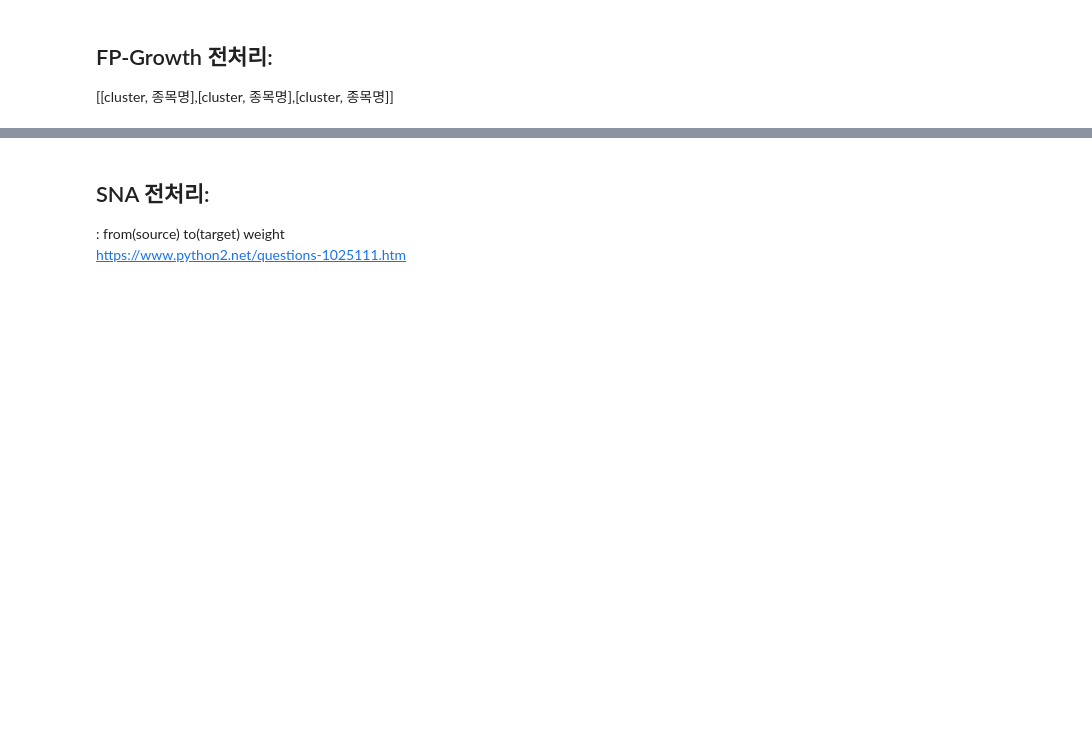
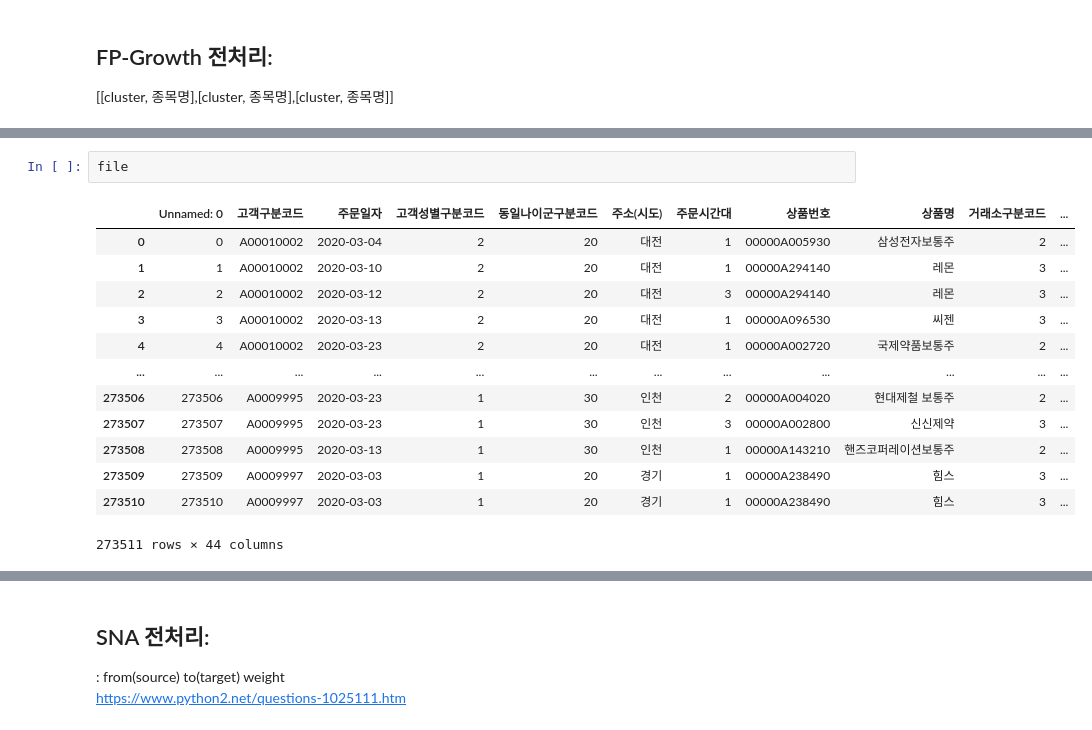
Before and after one commit to christine127/Portfolio_Recommendation_Project, a Jupyter notebook: 알고리즘.ipynb, the cells around one changed output, grey strips where cells are left out. Drawn from its saved outputs; the diff is of its cells as text; blank space fills up the shorter version.

```diff
--- a/알고리즘.ipynb
+++ b/알고리즘.ipynb
@@ -69,0 +83,16 @@ df2
+# %%
+file
+# %% [output]
+|  | Unnamed: 0 | 고객구분코드 | 주문일자 | 고객성별구분코드 | 동일나이군구분코드 | 주소(시도) | 주문시간대 | 상품번호 | 상품명 | 거래소구분코드 | ... |
+| 0 | 0 | A00010002 | 2020-03-04 | 2 | 20 | 대전 | 1 | 00000A005930 | 삼성전자보통주 | 2 | ... |
+| 1 | 1 | A00010002 | 2020-03-10 | 2 | 20 | 대전 | 1 | 00000A294140 | 레몬 | 3 | ... |
+| 2 | 2 | A00010002 | 2020-03-12 | 2 | 20 | 대전 | 3 | 00000A294140 | 레몬 | 3 | ... |
+| 3 | 3 | A00010002 | 2020-03-13 | 2 | 20 | 대전 | 1 | 00000A096530 | 씨젠 | 3 | ... |
+| 4 | 4 | A00010002 | 2020-03-23 | 2 | 20 | 대전 | 1 | 00000A002720 | 국제약품보통주 | 2 | ... |
+| ... | ... | ... | ... | ... | ... | ... | ... | ... | ... | ... | ... |
+| 273506 | 273506 | A0009995 | 2020-03-23 | 1 | 30 | 인천 | 2 | 00000A004020 | 현대제철 보통주 | 2 | ... |
+| 273507 | 273507 | A0009995 | 2020-03-23 | 1 | 30 | 인천 | 3 | 00000A002800 | 신신제약 | 3 | ... |
+| 273508 | 273508 | A0009995 | 2020-03-13 | 1 | 30 | 인천 | 1 | 00000A143210 | 핸즈코퍼레이션보통주 | 2 | ... |
+| 273509 | 273509 | A0009997 | 2020-03-03 | 1 | 20 | 경기 | 1 | 00000A238490 | 힘스 | 3 | ... |
+| 273510 | 273510 | A0009997 | 2020-03-03 | 1 | 20 | 경기 | 1 | 00000A238490 | 힘스 | 3 | ... |
+273511 rows × 44 columns
```
Also changed, not shown: parts of 24 cells of this notebook.
